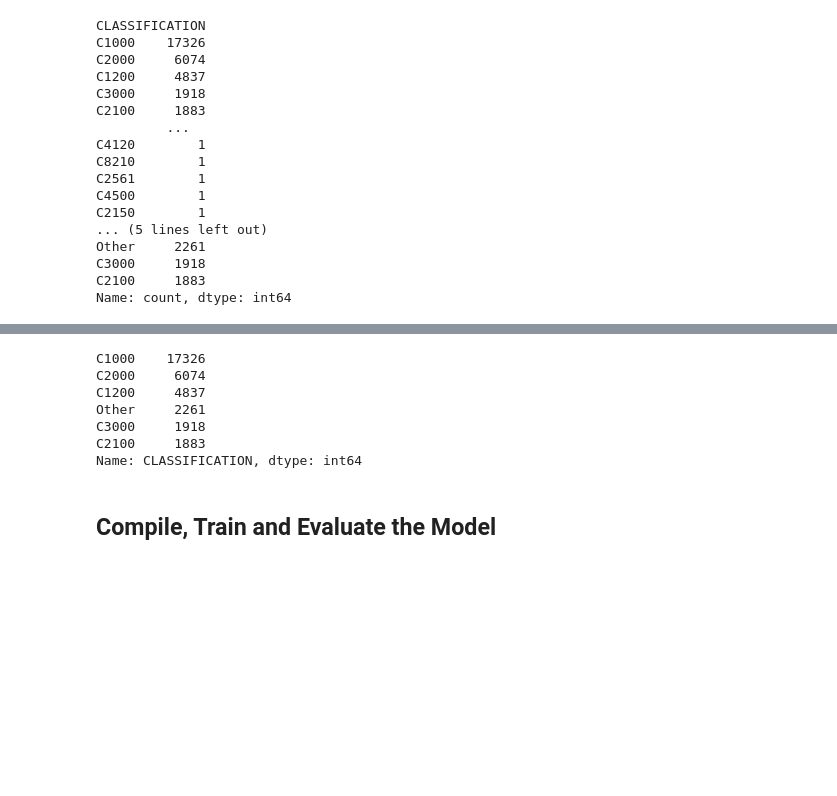
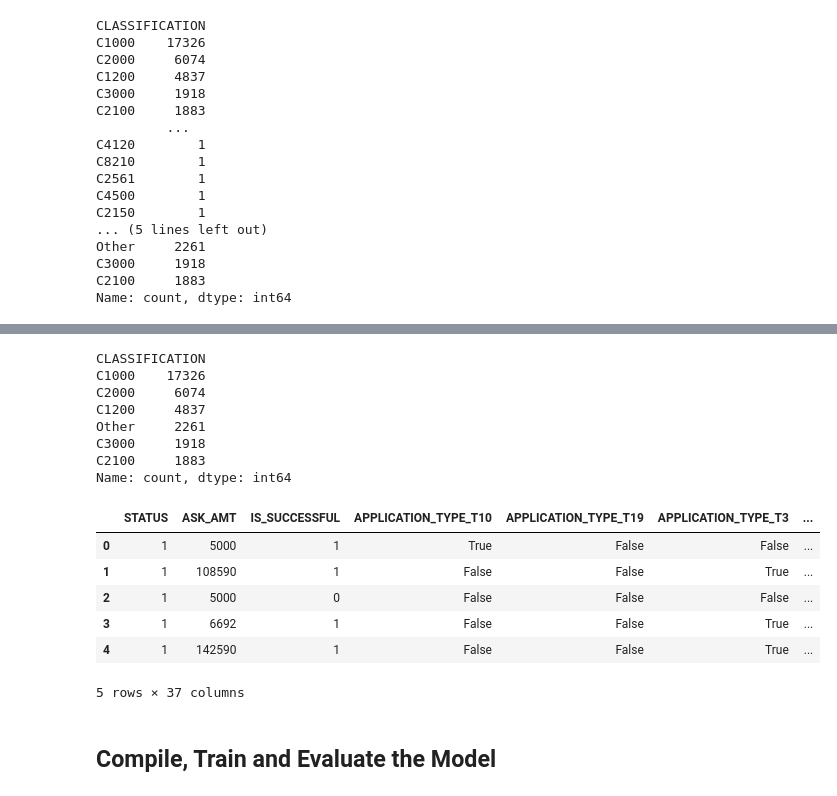
Before and after one commit to AzaniaHH/deep-learning-challenge, a Jupyter notebook: Deep Learning Challenge/Starter_Code.ipynb, the cells around one changed output, grey strips where cells are left out. Drawn from its saved outputs; the diff is of its cells as text; code cells hidden in the pictures; blank space fills up the shorter version.

```diff
--- a/Deep Learning Challenge/Starter_Code.ipynb
+++ b/Deep Learning Challenge/Starter_Code.ipynb
@@ -149,0 +129,12 @@ Name: CLASSIFICATION, dtype: int64
+# %%
+# You may find it helpful to look at CLASSIFICATION value counts >1
+classification_counts = application_df['CLASSIFICATION'].value_counts()
+print(classification_counts[classification_counts > 1])
+
+cutoff = 1000
+
+classifications_to_replace = classification_counts[(classification_counts > 1) & (classification_counts < cutoff)].index.tolist()
+for cls in classifications_to_replace:
+    application_df['CLASSIFICATION'] = application_df['CLASSIFICATION'].replace(cls, "Other")
+
+print(application_df['CLASSIFICATION'].value_counts())
@@ -150,7 +158,9 @@ Name: CLASSIFICATION, dtype: int64
 # %%
 # Choose a cutoff value and create a list of classifications to be replaced
 # use the variable name `classifications_to_replace`
-#  YOUR CODE GOES HERE
+cutoff = 1000
+classification_counts = application_df['CLASSIFICATION'].value_counts()
+classifications_to_replace = classification_counts[classification_counts < cutoff].index.tolist()
 
 # Replace in dataframe
 for cls in classifications_to_replace:
@@ -159,16 +169,26 @@ for cls in classifications_to_replace:
 # Check to make sure replacement was successful
 application_df['CLASSIFICATION'].value_counts()
 # %% [output]
+CLASSIFICATION
 C1000    17326
 C2000     6074
 C1200     4837
 Other     2261
 C3000     1918
 C2100     1883
-Name: CLASSIFICATION, dtype: int64
+Name: count, dtype: int64
 # %%
 # Convert categorical data to numeric with `pd.get_dummies`
-#  YOUR CODE GOES HERE
+application_df = pd.get_dummies(application_df, drop_first=True)
+application_df.head()
+# %% [output]
+|  | STATUS | ASK_AMT | IS_SUCCESSFUL | APPLICATION_TYPE_T10 | APPLICATION_TYPE_T19 | APPLICATION_TYPE_T3 | ... |
+| 0 | 1 | 5000 | 1 | True | False | False | ... |
+| 1 | 1 | 108590 | 1 | False | False | True | ... |
+| 2 | 1 | 5000 | 0 | False | False | False | ... |
+| 3 | 1 | 6692 | 1 | False | False | True | ... |
+| 4 | 1 | 142590 | 1 | False | False | True | ... |
+5 rows × 37 columns
 # %%
 # Split our preprocessed data into our features and target arrays
 #  YOUR CODE GOES HERE
```
Also changed, not shown: parts of 2 cells of this notebook.
